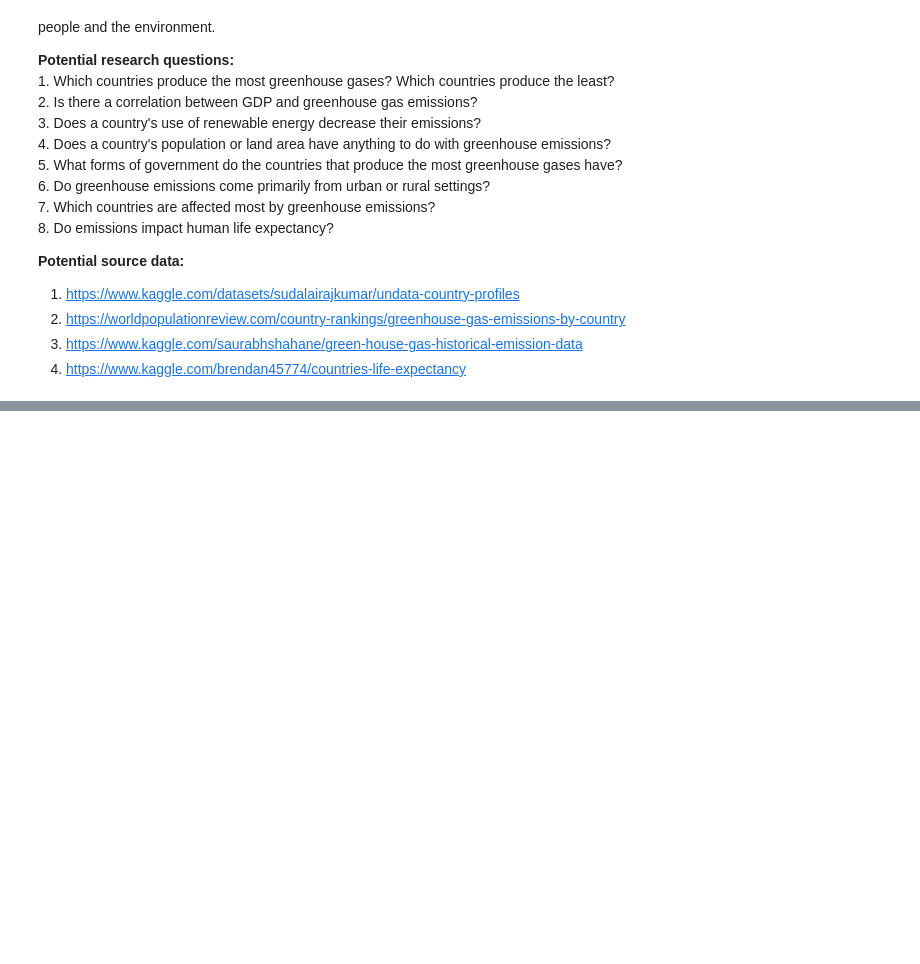
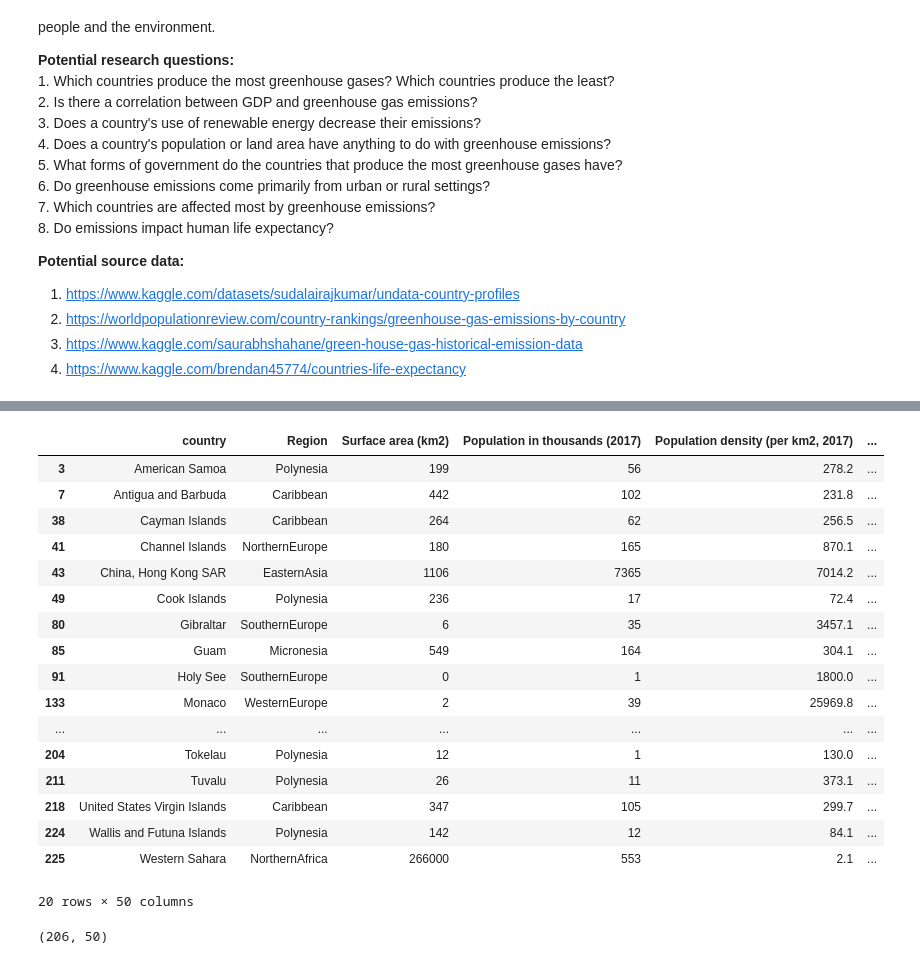
Before and after one commit to melotic/cs3654-project, a Jupyter notebook: Project1.ipynb, the cells around one changed output, grey strips where cells are left out. Cells and saved outputs as stored; diff of their text form; code cells hidden in the pictures; blank space fills up the shorter version.

Commit message:
Began going through my QAC - now ready for analysis

```diff
--- a/Project1.ipynb
+++ b/Project1.ipynb
@@ -27,0 +41,3 @@ Team member names and PIDs: Atharva Haldankar (ahaldankar), Fairuz Ahmed (ahfair
+# %%
+# Read the original data into a pandas dataframe.
+dirty = pandas.read_csv("country_profile_variables.csv")
@@ -27,0 +74,8 @@ Team member names and PIDs: Atharva Haldankar (ahaldankar), Fairuz Ahmed (ahfair
+# %%
+# Make a copy of the original dataframe and process data for analysis
+clean = dirty.copy()
+# %%
+# Take out the ~ symbol
+# Note: For computation purposes, we will treat countries that have a really small land area (~0)
+# as having no land area, even though this is clearly not the case.
+clean['Surface area (km2)'] = dirty['Surface area (km2)'].map(lambda val: int(val.replace('~', '')))
@@ -27,0 +91,22 @@ Team member names and PIDs: Atharva Haldankar (ahaldankar), Fairuz Ahmed (ahfair
+# %%
+# Remove countries that meet this criteria.
+clean[clean['CO2 emission estimates (million tons/tons per capita)'] < 0]
+# %% [output]
+|  | country | Region | Surface area (km2) | Population in thousands (2017) | Population density (per km2, 2017) | ... |
+| 3 | American Samoa | Polynesia | 199 | 56 | 278.2 | ... |
+| 7 | Antigua and Barbuda | Caribbean | 442 | 102 | 231.8 | ... |
+| 38 | Cayman Islands | Caribbean | 264 | 62 | 256.5 | ... |
+| 41 | Channel Islands | NorthernEurope | 180 | 165 | 870.1 | ... |
+| 43 | China, Hong Kong SAR | EasternAsia | 1106 | 7365 | 7014.2 | ... |
+| 49 | Cook Islands | Polynesia | 236 | 17 | 72.4 | ... |
+| 80 | Gibraltar | SouthernEurope | 6 | 35 | 3457.1 | ... |
+| 85 | Guam | Micronesia | 549 | 164 | 304.1 | ... |
+| 91 | Holy See | SouthernEurope | 0 | 1 | 1800.0 | ... |
+| 133 | Monaco | WesternEurope | 2 | 39 | 25969.8 | ... |
+| ... | ... | ... | ... | ... | ... | ... |
+| 204 | Tokelau | Polynesia | 12 | 1 | 130.0 | ... |
+| 211 | Tuvalu | Polynesia | 26 | 11 | 373.1 | ... |
+| 218 | United States Virgin Islands | Caribbean | 347 | 105 | 299.7 | ... |
+| 224 | Wallis and Futuna Islands | Polynesia | 142 | 12 | 84.1 | ... |
+| 225 | Western Sahara | NorthernAfrica | 266000 | 553 | 2.1 | ... |
+20 rows × 50 columns
@@ -27,0 +118,6 @@ Team member names and PIDs: Atharva Haldankar (ahaldankar), Fairuz Ahmed (ahfair
+# %%
+# Sanity check: We would expect that 20 rows are filtered based on the emission estimates column
+# and 3 rows are filtered out based on surface area. That gives 229 rows total - 23 row = 206 rows.
+filtClean.shape
+# %% [output]
+(206, 50)
```
Also changed, not shown: parts of 7 cells of this notebook, 1 other file.
